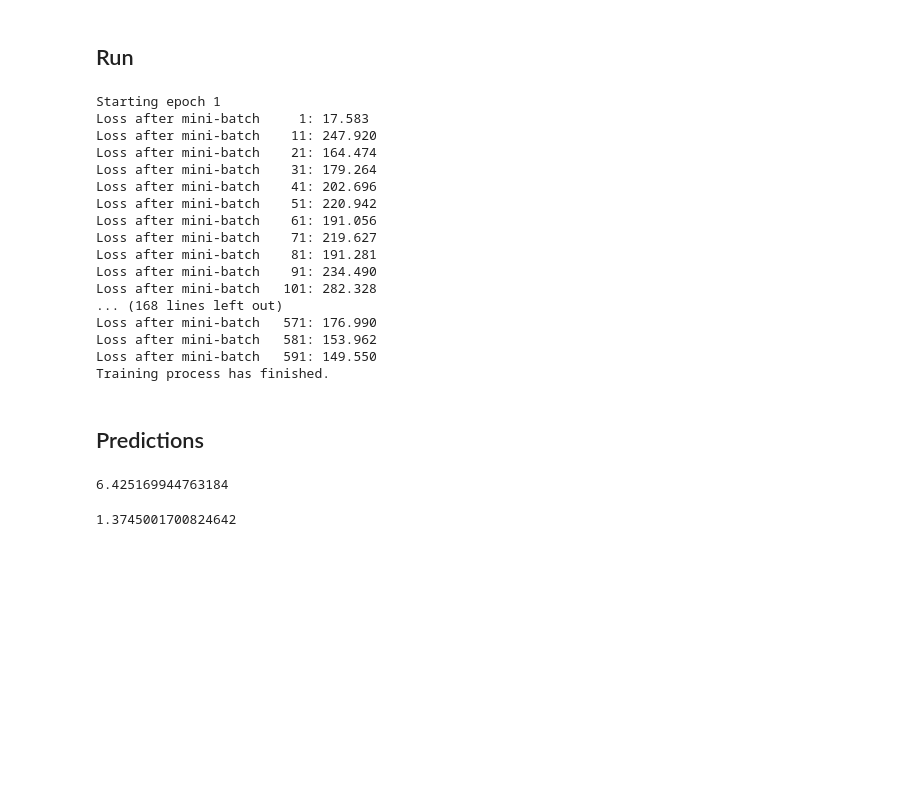
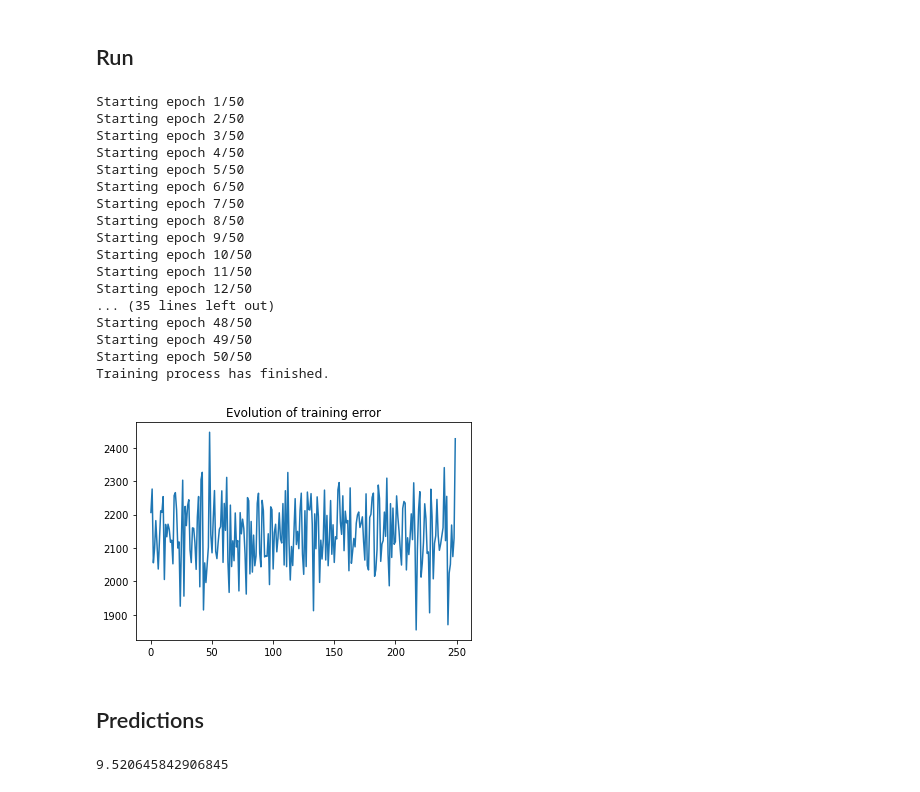
Before and after one commit to bgtyuh/defi-ia-2022, a Jupyter notebook: NN.ipynb, the cells around one changed output. Saved outputs shown, nothing was run; the diff lists cells and outputs as text; code cells hidden in the pictures; blank space fills up the shorter version.

```diff
--- a/NN.ipynb
+++ b/NN.ipynb
@@ -124,11 +125,11 @@ class MLP(nn.Module):
     def __init__(self):
         super().__init__()
         self.layers = nn.Sequential(
-            nn.Linear(8, 64), # size of the input is here
+            nn.Linear(8, 100), # size of the input is here
             nn.ReLU(),
-            nn.Linear(64, 32),
+            nn.Linear(100, 50),
             nn.ReLU(),
-            nn.Linear(32, 1)
+            nn.Linear(50, 1)
         )
 
 
@@ -160,80 +159,88 @@ trainloader = torch.utils.data.DataLoader(dataset,
 # %% [markdown]
 ## Set up
 # %%
+# Reinitialize completely
+mlp = 0
+loss_function = 0
+optimizer = 0
+
+
 # Initialize the MLP
 mlp = MLP()
 
 # Define the loss function and optimizer
 loss_function = nn.MSELoss()
-optimizer = torch.optim.Adam(mlp.parameters(), lr=1e-4)
+optimizer = torch.optim.Adam(mlp.parameters(), lr = 0.0001)
 # %% [markdown]
 ## Run
 # %%
 # Run the training loop
-for epoch in range(0, 3):
-    print(f'Starting epoch {epoch+1}')
+nbEpoch = 50
+losses = []
+for epoch in range(nbEpoch):
+    print(f'Starting epoch {epoch+1}/{nbEpoch}')
 
     # Set current loss value
     current_loss = 0.0
 
     # Iterate over the DataLoader for training data
-    for i, data in enumerate(trainloader, 0):
+    for i, data in enumerate(trainloader, start = 1):
 
         # Get and prepare inputs
         inputs, targets = data
         inputs, targets = inputs.float(), targets.float()
         targets = targets.reshape((targets.shape[0], 1))
 
         # Zero the gradients
         optimizer.zero_grad()
 
         # Perform forward pass
         outputs = mlp(inputs)
 
         # Compute loss
         loss = loss_function(outputs, targets)
 
         # Perform backward pass
         loss.backward()
 
         # Perform optimization
         optimizer.step()
 
         # Print statistics
         current_loss += loss.item()
-        if i % 10 == 0:
-            print('Loss after mini-batch %5d: %.3f' % (i + 1, current_loss))
+        if i % 100 == 0:
+            # print('Loss after mini-batch %5d: %.3f' % (i + 1, current_loss))
+            losses.append(current_loss)
             current_loss = 0.0
 
 # Process is complete.
 print('Training process has finished.')
+plt.plot(losses);
+plt.title('Evolution of training error');
 # %% [output]
-Starting epoch 1
-Loss after mini-batch     1: 17.583
-Loss after mini-batch    11: 247.920
-Loss after mini-batch    21: 164.474
-Loss after mini-batch    31: 179.264
-Loss after mini-batch    41: 202.696
-Loss after mini-batch    51: 220.942
-Loss after mini-batch    61: 191.056
-Loss after mini-batch    71: 219.627
-Loss after mini-batch    81: 191.281
-Loss after mini-batch    91: 234.490
-Loss after mini-batch   101: 282.328
-... (168 lines left out)
-Loss after mini-batch   571: 176.990
-Loss after mini-batch   581: 153.962
-Loss after mini-batch   591: 149.550
+Starting epoch 1/50
+Starting epoch 2/50
+Starting epoch 3/50
+Starting epoch 4/50
+Starting epoch 5/50
+Starting epoch 6/50
+Starting epoch 7/50
+Starting epoch 8/50
+Starting epoch 9/50
+Starting epoch 10/50
+Starting epoch 11/50
+Starting epoch 12/50
+... (35 lines left out)
+Starting epoch 48/50
+Starting epoch 49/50
+Starting epoch 50/50
 Training process has finished.
+[figure, added]
 # %% [markdown]
 ## Predictions
 # %%
 testset = MeteoDataset(X_test, y_test)
 testloader = torch.utils.data.DataLoader(testset)
-# %%
-outputs.item()
-# %% [output]
-6.425169944763184
 # %%
 outputs = []
 for i, data in enumerate(testloader, 0):
@@ -244,8 +251,8 @@ for i, data in enumerate(testloader, 0):
         targets = targets.reshape((targets.shape[0], 1))
 
         # Perform forward pass
-        outputs.append(mlp(inputs).item())
+        outputs.append(mlp(inputs).detach().item())
+
+mape(outputs, y_test)
+# %% [output]
+9.520645842906845
-# %%
-mape(outputs, y_test)
-# %% [output]
-1.3745001700824642
```
Also changed, not shown: parts of 2 cells of this notebook.
